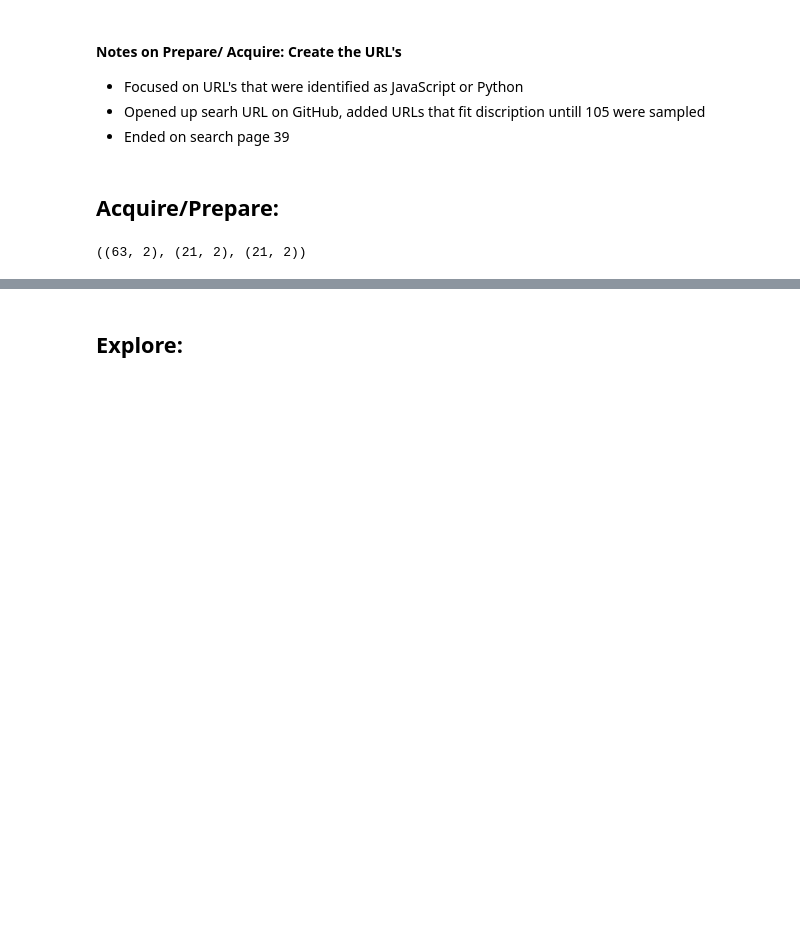
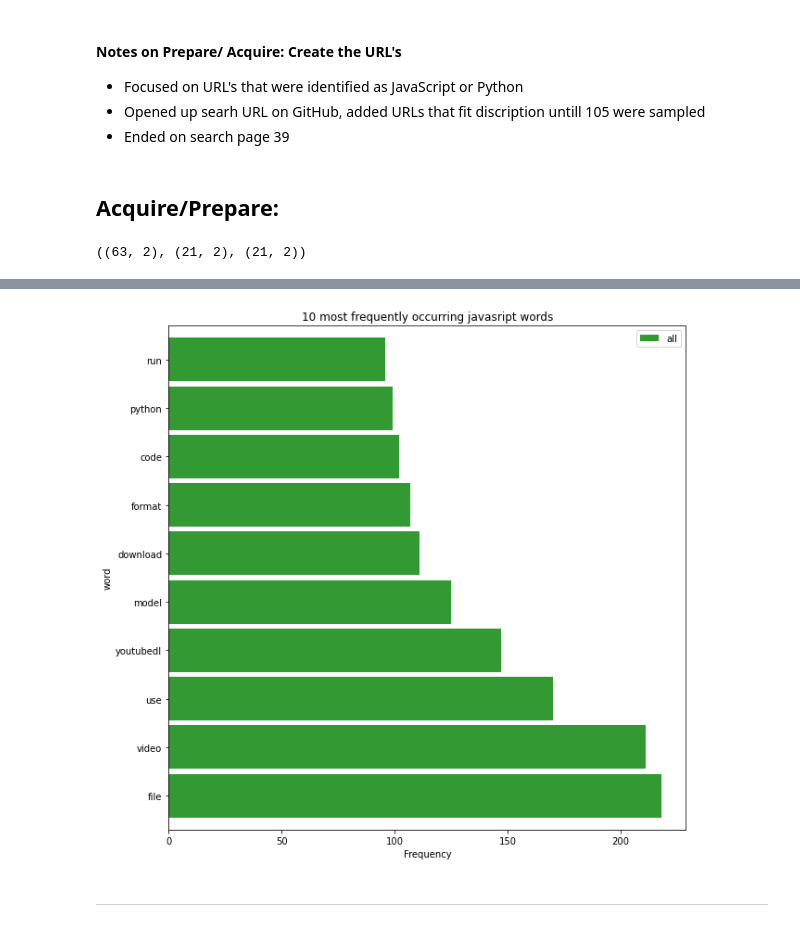
Before and after one commit to AC-Readme/nlp_project, a Jupyter notebook: corey_scratch.ipynb, the cells around one changed output, grey strips where cells are left out. Cells and saved outputs as stored; diff of their text form; code cells hidden in the pictures; blank space fills up the shorter version.

Commit message:
Question 1 Explore

```diff
--- a/corey_scratch.ipynb
+++ b/corey_scratch.ipynb
@@ -62,0 +93,10 @@ Name: language, dtype: int64
+# %%
+# Break it down by language (Javascript)
+mask = train.language == 'javascript'
+java_df = train[mask]
+# Create a corpus of all text
+all_words = ' '.join(java_df.text_filtered)
+all_words = re.sub(r'\s.\s', '', all_words)
+# Expplore corpus
+all_freq = pd.Series(all_words.split()).value_counts()
+all_freq.head()
@@ -62,0 +110,8 @@ Name: language, dtype: int64
+# %%
+# Word counts
+word_counts = (pd.concat([all_freq], axis=1, sort=True)
+               .set_axis(['all'], axis=1, inplace=False)
+               .fillna(0)
+               .apply(lambda s: s.astype(int))
+              )
+word_counts.sort_values(by='all', ascending=False).head(10)
@@ -63,2 +130,11 @@ Name: language, dtype: int64
+# %%
+word_counts = word_counts.sort_values(by='all', ascending=False).head(10)
+word_counts.plot.barh(color='green', width=.9, figsize=(10, 10), alpha=.8)
+plt.title('10 most frequently occurring javasript words')
+plt.ylabel('word')
+plt.xlabel('Frequency')
+plt.show()
+# %% [output]
+[figure, added]
 # %% [markdown]
-## Explore:
+****
```
Also changed, not shown: parts of 16 cells of this notebook.
